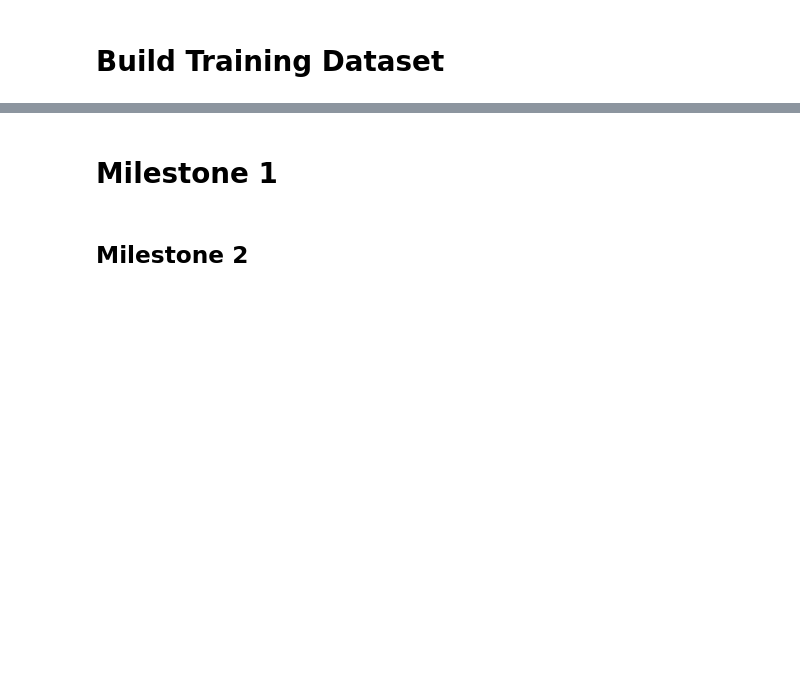
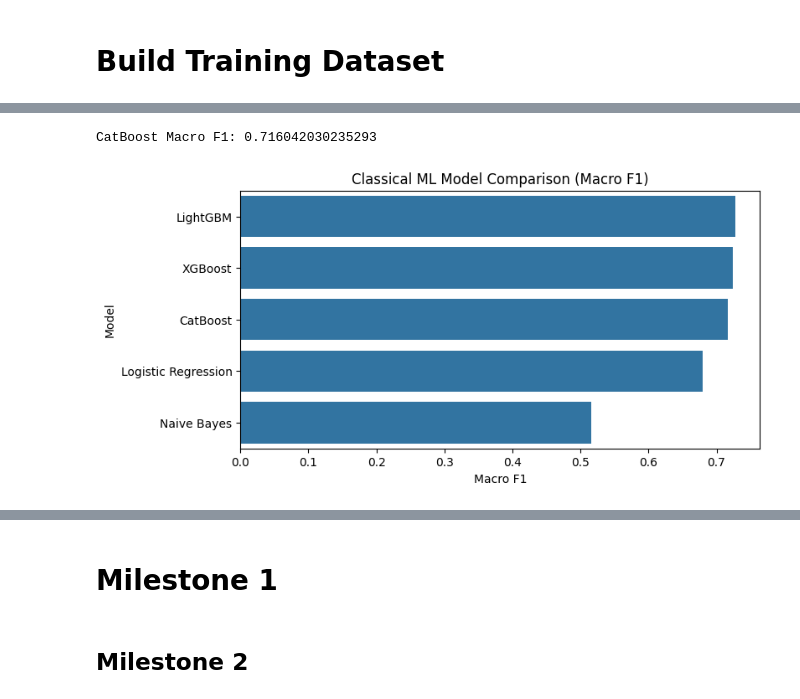
Before and after one commit to 24f1001527/dl-genai-project, a Jupyter notebook: dl-24f1001527-notebook-t12026.ipynb, the cells around one changed output, grey strips where cells are left out. Drawn from its saved outputs; the diff is of its cells as text; code cells hidden in the pictures; blank space fills up the shorter version.

Commit message:
Improved Classical ML

```diff
--- a/dl-24f1001527-notebook-t12026.ipynb
+++ b/dl-24f1001527-notebook-t12026.ipynb
@@ -627,0 +627,12 @@ test_df.head()
+# %%
+from sklearn.naive_bayes import GaussianNB
+
+nb_model = GaussianNB()
+
+nb_model.fit(X_train, y_train)
+
+nb_preds = nb_model.predict(X_val)
+
+nb_f1 = f1_score(y_val, nb_preds, average="macro")
+
+print("Naive Bayes Macro F1:", nb_f1)
@@ -627,0 +701,54 @@ test_df.head()
+# %%
+from catboost import CatBoostClassifier
+
+cat = CatBoostClassifier(
+    iterations=500,
+    depth=6,
+    learning_rate=0.05,
+    loss_function="MultiClass",
+    verbose=False
+)
+
+cat.fit(X_train, y_train)
+
+cat_preds = cat.predict(X_val)
+
+cat_f1 = f1_score(y_val, cat_preds, average="macro")
+
+print("CatBoost Macro F1:", cat_f1)
+# %% [output]
+CatBoost Macro F1: 0.716042030235293
+# %%
+results = pd.DataFrame({
+    "Model": [
+        "Logistic Regression",
+        "Naive Bayes",
+        "LightGBM",
+        "XGBoost",
+        "CatBoost"
+    ],
+    "Macro F1": [
+        lr_f1,
+        nb_f1,
+        lgb_f1,
+        xgb_f1,
+        cat_f1
+    ]
+})
+
+results = results.sort_values("Macro F1", ascending=False)
+
+results
+# %%
+plt.figure(figsize=(8,4))
+
+sns.barplot(
+    data=results,
+    x="Macro F1",
+    y="Model"
+)
+
+plt.title("Classical ML Model Comparison (Macro F1)")
+plt.show()
+# %% [output]
+[figure, added]
```
Also changed, not shown: parts of 38 cells of this notebook.
